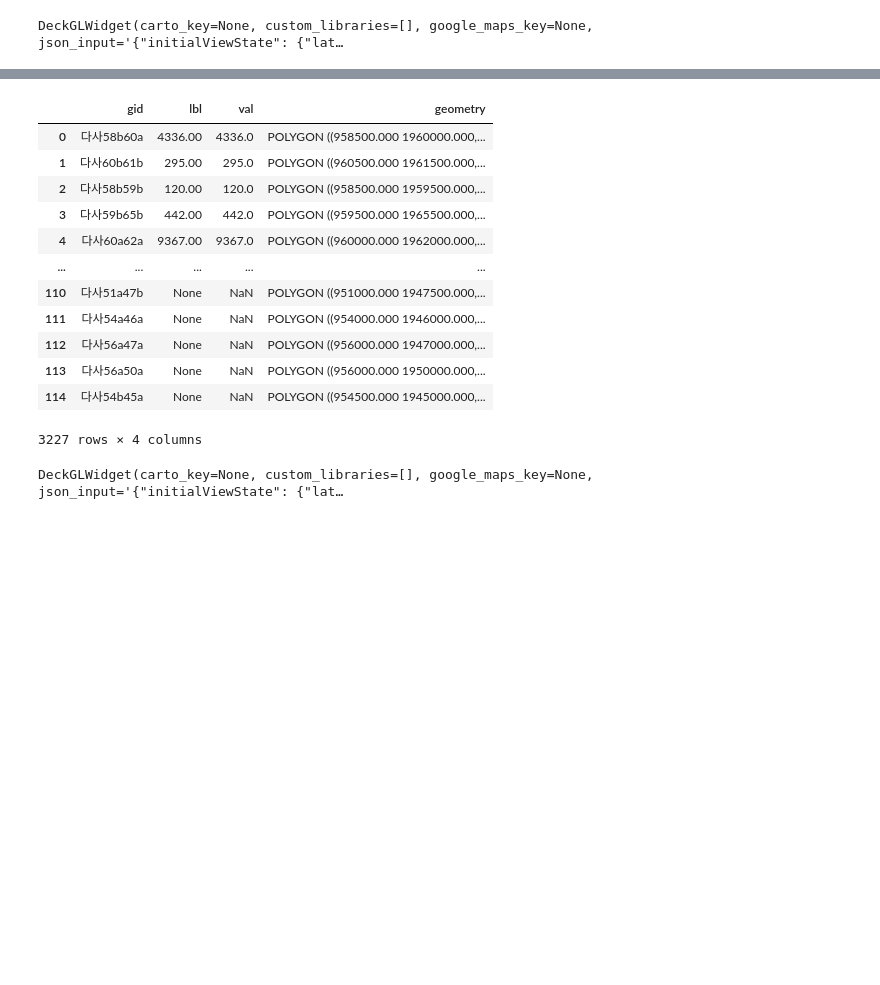
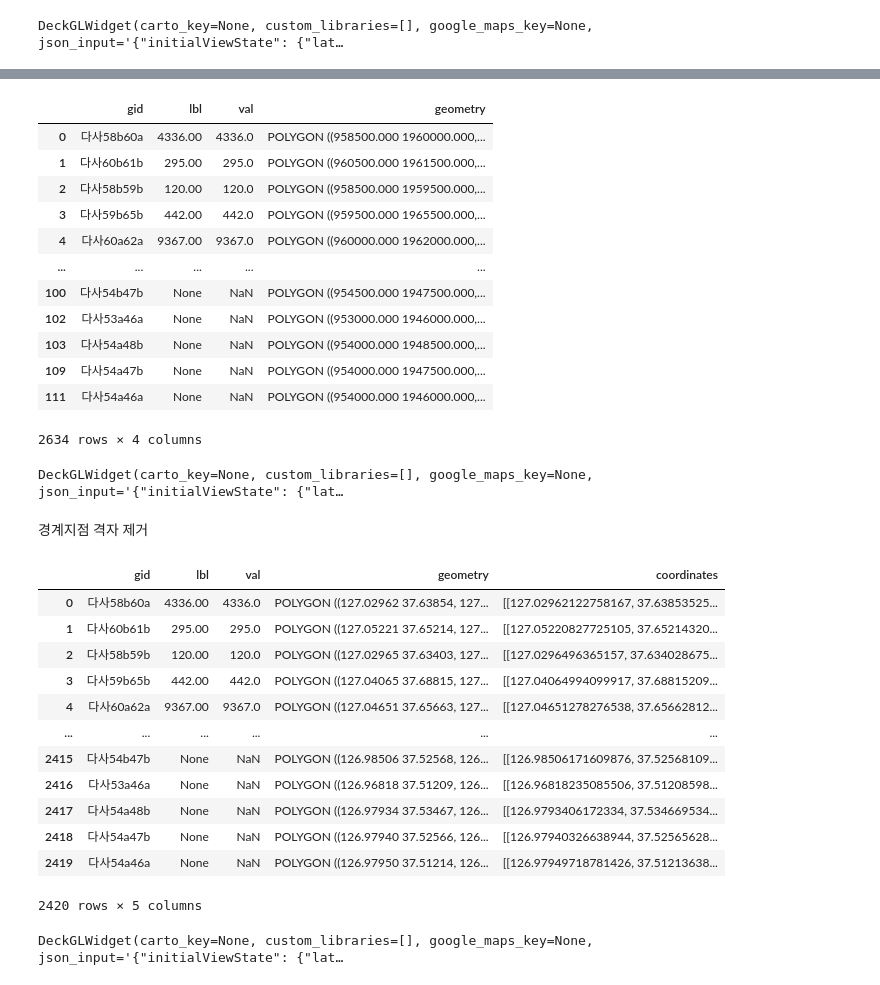
Before and after one commit to KIMMINAHH/Main, a Jupyter notebook: 코드/입지분석/인구수_완.ipynb, the cells around one changed output, grey strips where cells are left out. Cells and saved outputs as stored; diff of their text form; code cells hidden in the pictures; blank space fills up the shorter version.

```diff
--- a/코드/입지분석/인구수_완.ipynb
+++ b/코드/입지분석/인구수_완.ipynb
@@ -130,6 +179,8 @@ main_population = main_population.append(yangcheon_pop)
 main_population = main_population.append(yeongdeungpo_pop)
 main_population = main_population.append(yongsan_pop)
 
+main_population = main_population.drop_duplicates(subset = 'gid')
+
 main_population
 # %% [output]
 |  | gid | lbl | val | geometry |
@@ -139,10 +190,10 @@ main_population
 | 3 | 다사59b65b | 442.00 | 442.0 | POLYGON ((959500.000 1965500.000,... |
 | 4 | 다사60a62a | 9367.00 | 9367.0 | POLYGON ((960000.000 1962000.000,... |
 | ... | ... | ... | ... | ... |
-| 110 | 다사51a47b | None | NaN | POLYGON ((951000.000 1947500.000,... |
+| 100 | 다사54b47b | None | NaN | POLYGON ((954500.000 1947500.000,... |
+| 102 | 다사53a46a | None | NaN | POLYGON ((953000.000 1946000.000,... |
+| 103 | 다사54a48b | None | NaN | POLYGON ((954000.000 1948500.000,... |
+| 109 | 다사54a47b | None | NaN | POLYGON ((954000.000 1947500.000,... |
 | 111 | 다사54a46a | None | NaN | POLYGON ((954000.000 1946000.000,... |
-| 112 | 다사56a47a | None | NaN | POLYGON ((956000.000 1947000.000,... |
-| 113 | 다사56a50a | None | NaN | POLYGON ((956000.000 1950000.000,... |
-| 114 | 다사54b45a | None | NaN | POLYGON ((954500.000 1945000.000,... |
-3227 rows × 4 columns
+2634 rows × 4 columns
 # %%
@@ -160 +211,61 @@ test = test.loc[j,:]
+# %%
+not_in_population = not_in_population.to_crs(epsg=4326)
+not_in_population['coordinates'] = not_in_population['geometry'].apply(polygon_to_coordinates)
+
+not_in_population_list = list()
+for i in not_in_population['coordinates']:
+    center = [[(i[0][0] + i[1][0] + i[2][0] + i[3][0])/4, (i[0][1] + i[1][1] + i[2][1] + i[3][1])/4]]
+    not_in_population_list.append(center)
+
+not_in_population['coord_center'] = pd.DataFrame(not_in_population_list)
+not_in_population['regularize_val'] = not_in_population['val'] / not_in_population['val'].max()
+not_in_population['regularize_val'] = not_in_population['regularize_val'].fillna(0)
+layer = pdk.Layer(
+    'PolygonLayer', # 사용할 Layer 타입
+    not_in_population, # 시각화에 쓰일 데이터프레임
+    get_polygon='coordinates', # geometry 정보를 담고있는 컬럼 이름
+    get_fill_color='[255, 100,255]', # 각 데이터 별 rgb 또는 rgba 값 (0~255)
+    pickable=True, # 지도와 interactive 한 동작 on
+    auto_highlight=True # 마우스 오버(hover) 시 박스 출력
+    ,coverage = 0
+)
+
+center_seoul = [127.001699, 37.564214]
+
+view_state = pdk.ViewState(
+    longitude=center_seoul[0],
+    latitude=center_seoul[1],
+    zoom=10)
+
+r = pdk.Deck(layers=[layer], initial_view_state=view_state)
+r.show()
+# %% [output]
+DeckGLWidget(carto_key=None, custom_libraries=[], google_maps_key=None, json_input='{"initialViewState": {"lat…
+# %% [markdown]
+경계지점 격자 제거
+# %%
+main_population = main_population.set_index('gid')
+not_in_population = not_in_population.set_index('gid')
+
+main_population = main_population.drop(not_in_population.index)
+main_population = main_population.reset_index()
+# %%
+main_population = main_population.to_crs(epsg=4326)
+main_population['coordinates'] = main_population['geometry'].apply(polygon_to_coordinates)
+
+main_population
+# %% [output]
+|  | gid | lbl | val | geometry | coordinates |
+| 0 | 다사58b60a | 4336.00 | 4336.0 | POLYGON ((127.02962 37.63854, 127... | [[127.02962122758167, 37.63853525... |
+| 1 | 다사60b61b | 295.00 | 295.0 | POLYGON ((127.05221 37.65214, 127... | [[127.05220827725105, 37.65214320... |
+| 2 | 다사58b59b | 120.00 | 120.0 | POLYGON ((127.02965 37.63403, 127... | [[127.0296496365157, 37.634028675... |
+| 3 | 다사59b65b | 442.00 | 442.0 | POLYGON ((127.04065 37.68815, 127... | [[127.04064994099917, 37.68815209... |
+| 4 | 다사60a62a | 9367.00 | 9367.0 | POLYGON ((127.04651 37.65663, 127... | [[127.04651278276538, 37.65662812... |
+| ... | ... | ... | ... | ... | ... |
+| 2415 | 다사54b47b | None | NaN | POLYGON ((126.98506 37.52568, 126... | [[126.98506171609876, 37.52568109... |
+| 2416 | 다사53a46a | None | NaN | POLYGON ((126.96818 37.51209, 126... | [[126.96818235085506, 37.51208598... |
+| 2417 | 다사54a48b | None | NaN | POLYGON ((126.97934 37.53467, 126... | [[126.9793406172334, 37.534669534... |
+| 2418 | 다사54a47b | None | NaN | POLYGON ((126.97940 37.52566, 126... | [[126.97940326638944, 37.52565628... |
+| 2419 | 다사54a46a | None | NaN | POLYGON ((126.97950 37.51214, 126... | [[126.97949718781426, 37.51213638... |
+2420 rows × 5 columns
 # %%
```
Also changed, not shown: parts of 19 cells of this notebook.
